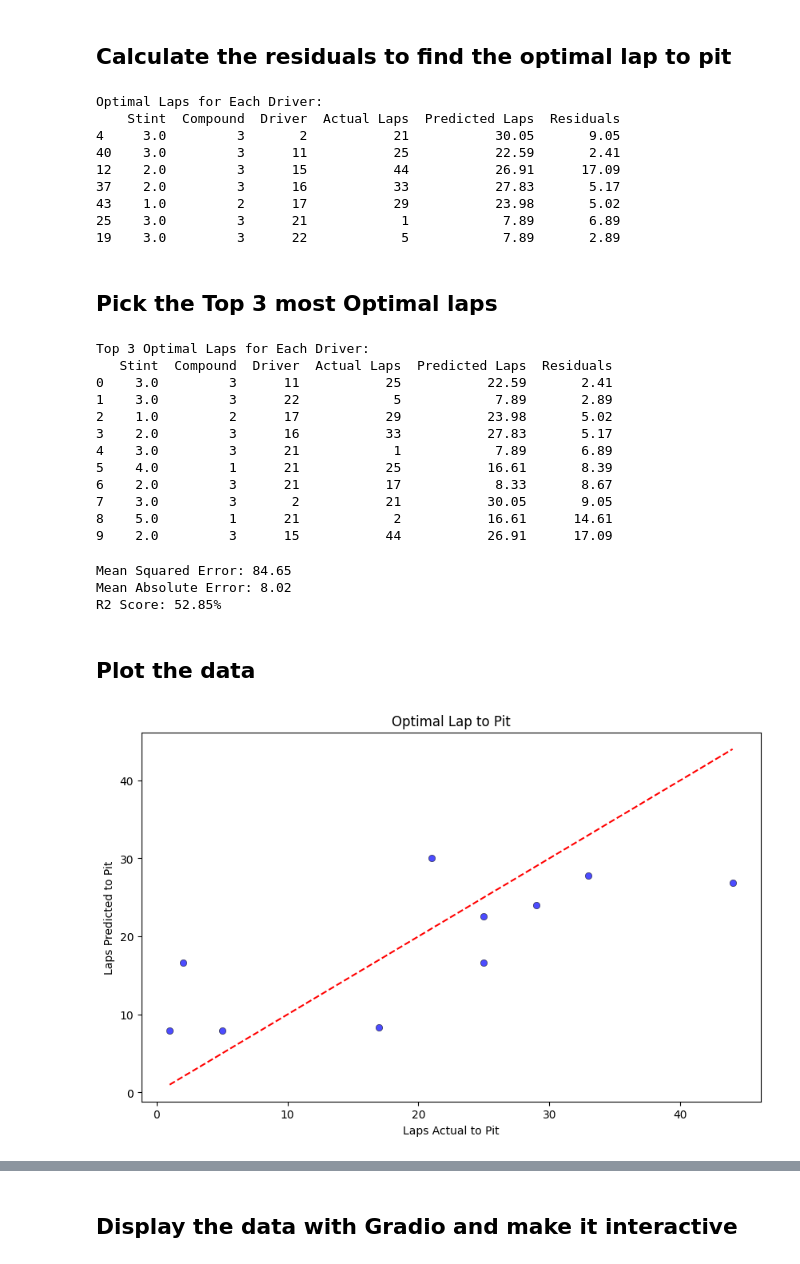
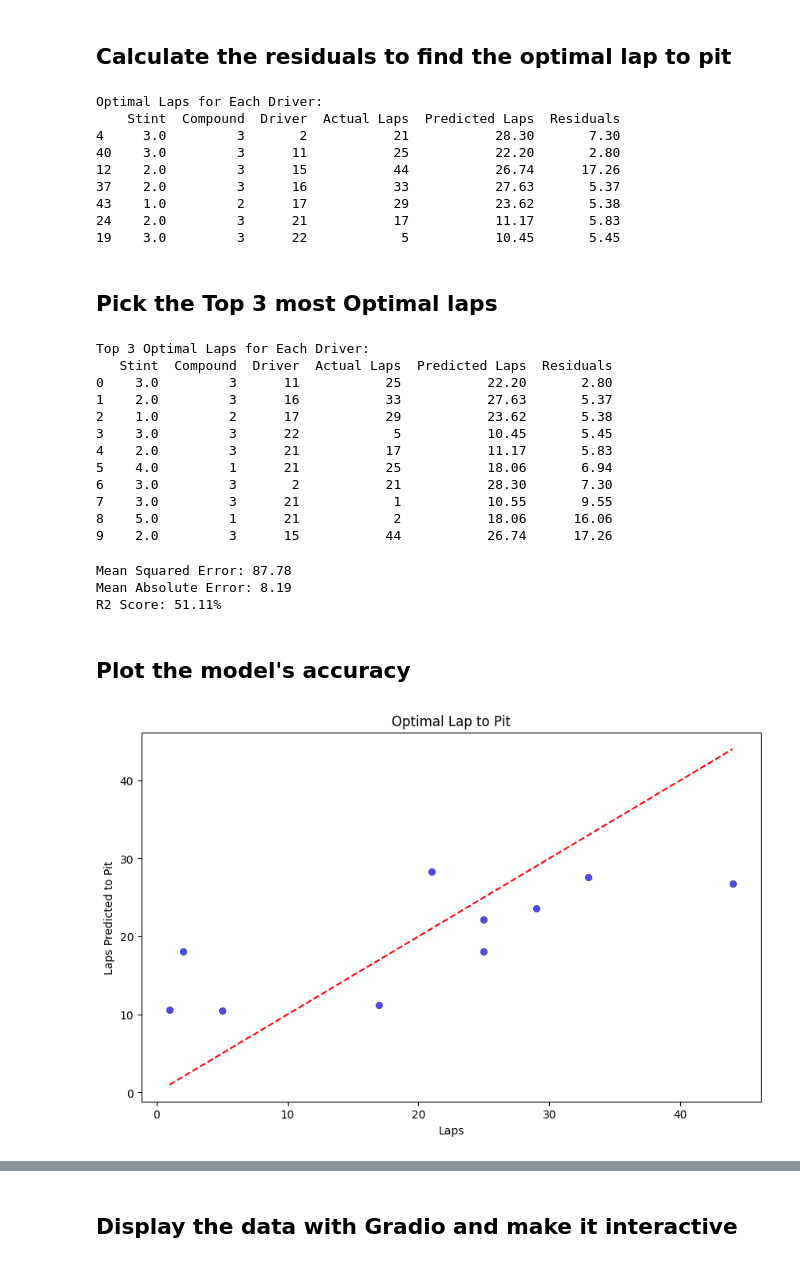
Before and after one commit to adhenzmiranda/Pitstop-ML-Prediction-with-2024-Data, a Jupyter notebook: optimal_pit_strat_main.ipynb, the cells around one changed output, grey strips where cells are left out. Saved outputs shown, nothing was run; the diff lists cells and outputs as text; code cells hidden in the pictures.

```diff
--- a/optimal_pit_strat_main.ipynb
+++ b/optimal_pit_strat_main.ipynb
@@ -72,7 +72,10 @@ print(data.head()) #Print the first 5 rows of the data
 compound_map = {
     "SOFT": 1,
     "MEDIUM": 2,
-    "HARD": 3
+    "HARD": 3,
+    "INTERMEDIATE": 4,
+    "WET": 5
+
 }
 
 data["Compound"] = data["Compound"].map(compound_map)
@@ -164,13 +153,13 @@ results_sorted = results.sort_values(by=["Residuals"])
 # %% [output]
 Optimal Laps for Each Driver:
     Stint  Compound  Driver  Actual Laps  Predicted Laps  Residuals
-4     3.0         3       2           21           30.05       9.05
-40    3.0         3      11           25           22.59       2.41
-12    2.0         3      15           44           26.91      17.09
-37    2.0         3      16           33           27.83       5.17
-43    1.0         2      17           29           23.98       5.02
-25    3.0         3      21            1            7.89       6.89
-19    3.0         3      22            5            7.89       2.89
+4     3.0         3       2           21           28.30       7.30
+40    3.0         3      11           25           22.20       2.80
+12    2.0         3      15           44           26.74      17.26
+37    2.0         3      16           33           27.63       5.37
+43    1.0         2      17           29           23.62       5.38
+24    2.0         3      21           17           11.17       5.83
+19    3.0         3      22            5           10.45       5.45
 # %% [markdown]
 ## Pick the Top 3 most Optimal laps
 # %%
@@ -182,16 +171,16 @@ print(top_3_optimal_laps)
 # %% [output]
 Top 3 Optimal Laps for Each Driver:
    Stint  Compound  Driver  Actual Laps  Predicted Laps  Residuals
-0    3.0         3      11           25           22.59       2.41
-1    3.0         3      22            5            7.89       2.89
-2    1.0         2      17           29           23.98       5.02
-3    2.0         3      16           33           27.83       5.17
-4    3.0         3      21            1            7.89       6.89
-5    4.0         1      21           25           16.61       8.39
-6    2.0         3      21           17            8.33       8.67
-7    3.0         3       2           21           30.05       9.05
-8    5.0         1      21            2           16.61      14.61
-9    2.0         3      15           44           26.91      17.09
+0    3.0         3      11           25           22.20       2.80
+1    2.0         3      16           33           27.63       5.37
+2    1.0         2      17           29           23.62       5.38
+3    3.0         3      22            5           10.45       5.45
+4    2.0         3      21           17           11.17       5.83
+5    4.0         1      21           25           18.06       6.94
+6    3.0         3       2           21           28.30       7.30
+7    3.0         3      21            1           10.55       9.55
+8    5.0         1      21            2           18.06      16.06
+9    2.0         3      15           44           26.74      17.26
 # %%
 mse = mean_squared_error(y_test, predictions)
 mae = mean_absolute_error(y_test, predictions)
@@ -201,18 +190,18 @@ print(f'Mean Squared Error: {mse:.2f}')
 print(f'Mean Absolute Error: {mae:.2f}')
 print(f'R2 Score: {r2*100:.2f}%')
 # %% [output]
-Mean Squared Error: 84.65
-Mean Absolute Error: 8.02
-R2 Score: 52.85%
+Mean Squared Error: 87.78
+Mean Absolute Error: 8.19
+R2 Score: 51.11%
 # %% [markdown]
-## Plot the data
+## Plot the model's accuracy
 # %%
 plt.figure(figsize=(10,6))
 sns.scatterplot(x=y_test, y=predictions, alpha=0.7, color='b', edgecolors='k')
 plt.plot([y_test.min(), y_test.max()], [y_test.min(), y_test.max()], 'r--')
-plt.xlabel('Laps Actual to Pit')
+plt.xlabel('Laps')
 plt.ylabel('Laps Predicted to Pit')
 plt.title('Optimal Lap to Pit')
 plt.show()
 # %% [output]
-[figure, old version]
+[figure, new version]
```
Also changed, not shown: parts of 11 cells of this notebook, 2 other files.
